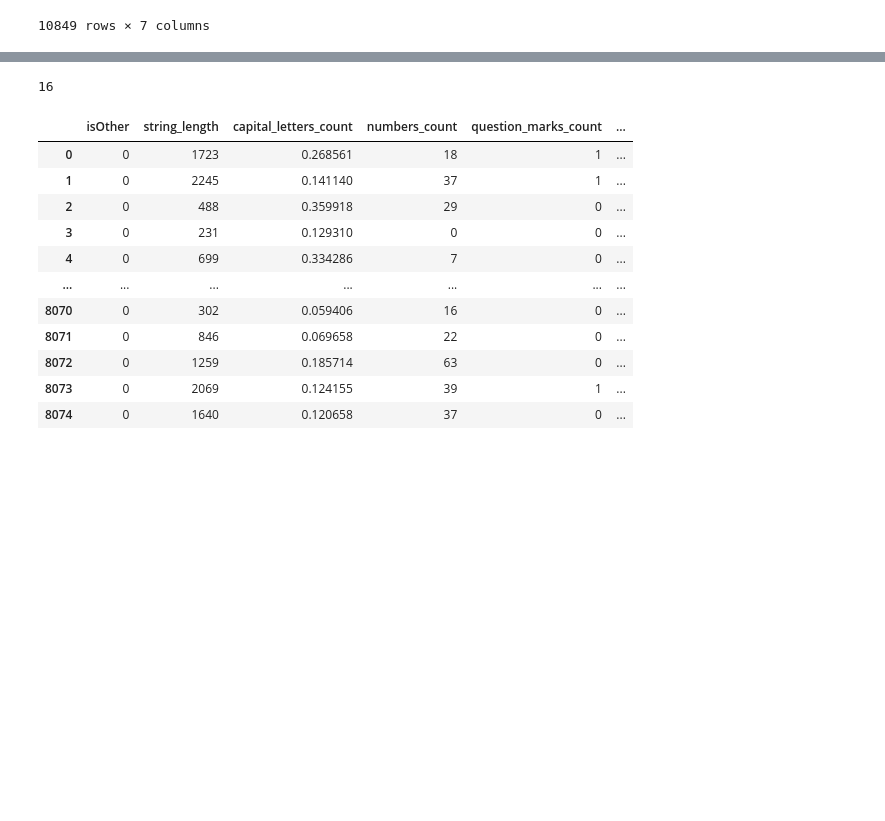
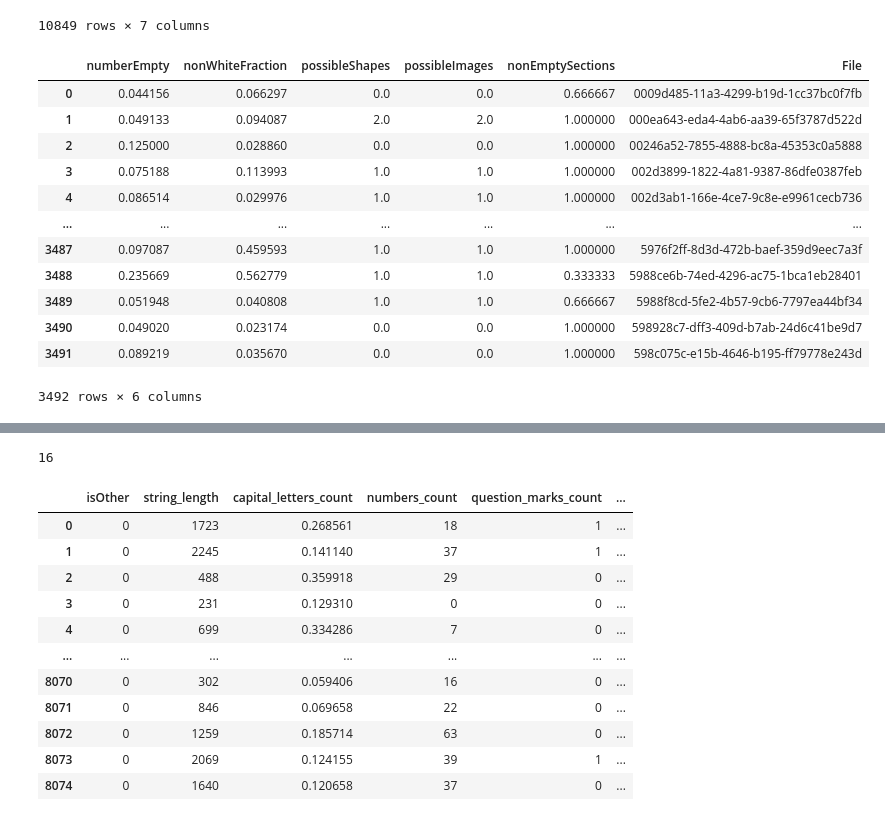
Before and after one commit to szymonsm/HackING_mISIe, a Jupyter notebook: first_model.ipynb, the cells around one changed output, grey strips where cells are left out. Drawn from its saved outputs; the diff is of its cells as text; code cells hidden in the pictures; blank space fills up the shorter version.

```diff
--- a/first_model.ipynb
+++ b/first_model.ipynb
@@ -393,6 +385,25 @@ combined_df_metr
 # %%
 combined_df_metr['File'] = combined_df_metr['filepath'].apply(lambda x : x.split("\\")[-1].split('.')[0] )
 combined_df_metr1 = combined_df_metr.drop(columns=['Unnamed: 0','filepath'])
+# %%
+combined_df_metr_test['File'] = combined_df_metr_test['filepath'].apply(lambda x : x.split("/")[-1].split('.')[0] )
+combined_df_metr_f = combined_df_metr_test.drop(columns=['Unnamed: 0','filepath'])
+# %%
+combined_df_metr_f
+# %% [output]
+|  | numberEmpty | nonWhiteFraction | possibleShapes | possibleImages | nonEmptySections | File |
+| 0 | 0.044156 | 0.066297 | 0.0 | 0.0 | 0.666667 | 0009d485-11a3-4299-b19d-1cc37bc0f7fb |
+| 1 | 0.049133 | 0.094087 | 2.0 | 2.0 | 1.000000 | 000ea643-eda4-4ab6-aa39-65f3787d522d |
+| 2 | 0.125000 | 0.028860 | 0.0 | 0.0 | 1.000000 | 00246a52-7855-4888-bc8a-45353c0a5888 |
+| 3 | 0.075188 | 0.113993 | 1.0 | 1.0 | 1.000000 | 002d3899-1822-4a81-9387-86dfe0387feb |
+| 4 | 0.086514 | 0.029976 | 1.0 | 1.0 | 1.000000 | 002d3ab1-166e-4ce7-9c8e-e9961cecb736 |
+| ... | ... | ... | ... | ... | ... | ... |
+| 3487 | 0.097087 | 0.459593 | 1.0 | 1.0 | 1.000000 | 5976f2ff-8d3d-472b-baef-359d9eec7a3f |
+| 3488 | 0.235669 | 0.562779 | 1.0 | 1.0 | 0.333333 | 5988ce6b-74ed-4296-ac75-1bca1eb28401 |
+| 3489 | 0.051948 | 0.040808 | 1.0 | 1.0 | 0.666667 | 5988f8cd-5fe2-4b57-9cb6-7797ea44bf34 |
+| 3490 | 0.049020 | 0.023174 | 0.0 | 0.0 | 1.000000 | 598928c7-dff3-409d-b7ab-24d6c41be9d7 |
+| 3491 | 0.089219 | 0.035670 | 0.0 | 0.0 | 1.000000 | 598c075c-e15b-4646-b195-ff79778e243d |
+3492 rows × 6 columns
 # %%
 combined_df_metr1
 # %% [output]
```
Also changed, not shown: parts of 15 cells of this notebook, 1 other file.
